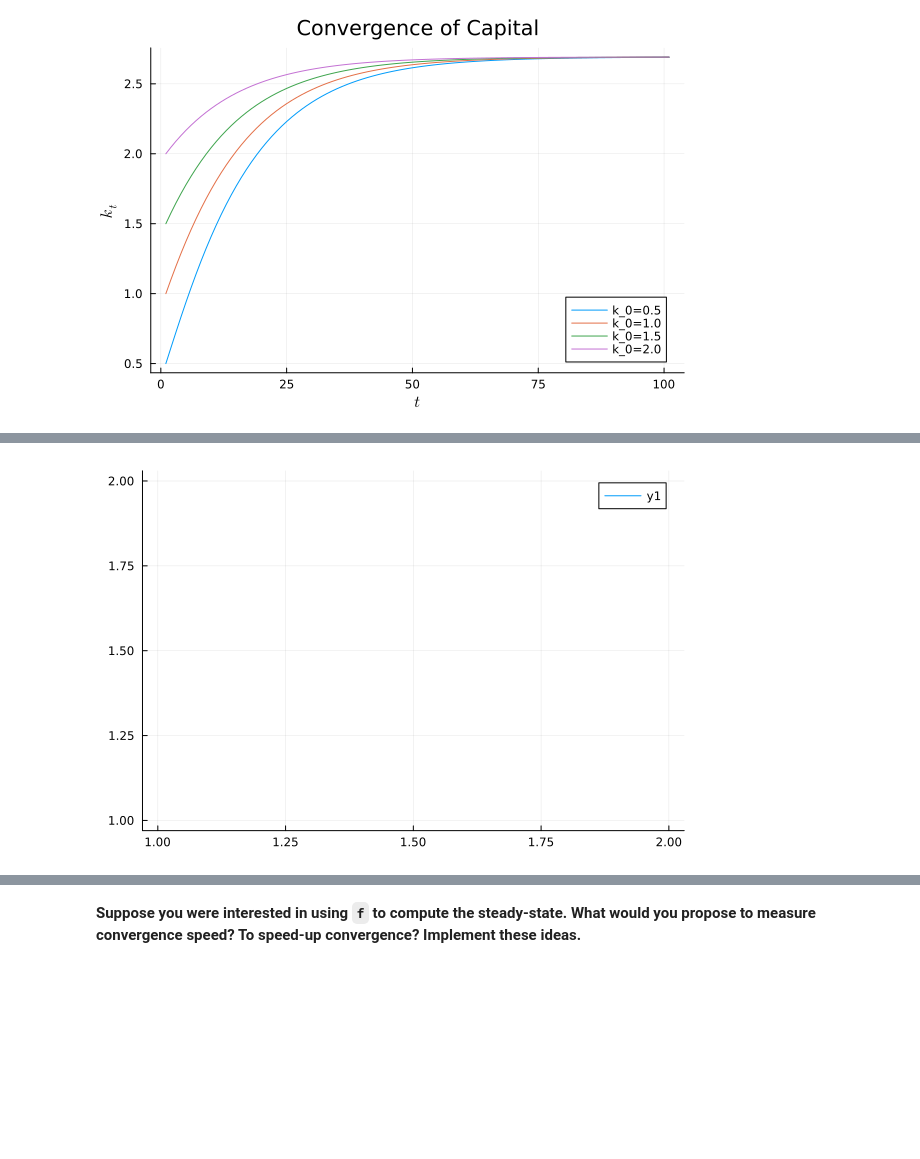
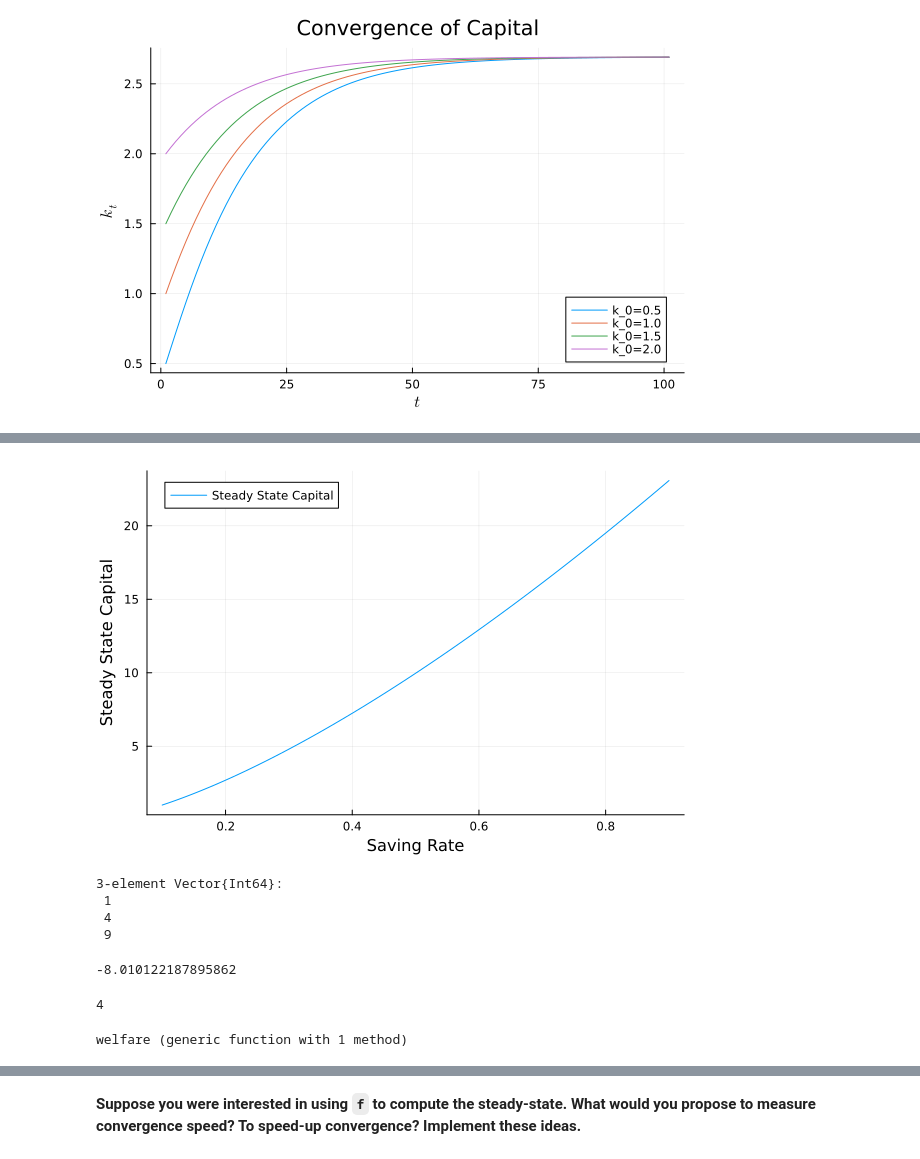
Before and after one commit to albop/econobits, a Jupyter notebook: scpo/corrections/solow_correction.ipynb, the cells around one changed output, grey strips where cells are left out. Cells and saved outputs as stored; diff of their text form; code cells hidden in the pictures; blank space fills up the shorter version.

```diff
--- a/scpo/corrections/solow_correction.ipynb
+++ b/scpo/corrections/solow_correction.ipynb
@@ -69,6 +69,7 @@ function f(k, model)
     y = k^α
     i = s*y
     K = k*(1-δ) + i
+    return K
 end
 # %% [output]
 f (generic function with 1 method)
@@ -243,0 +271,3 @@ plot!(sim_high; label="High Saving Rate")
+# %%
+saving_rates =  range(0.1, 0.9, 100)
+steady_states = [simulate(1.5, 1000, merge(model, (;s=s_)))[end] for s_ ∈ saving_rates]
@@ -244,4 +292,11 @@ plot!(sim_high; label="High Saving Rate")
 # %%
-plot([simulate(1.5, 1000, merge(model, (;s=s_)))[end] for s_ = range(0.1, 0.3)])
+plot(saving_rates, steady_states, label="Steady State Capital", xlabel="Saving Rate", ylabel="Steady State Capital")
 # %% [output]
-[figure, old version]
+[figure, new version]
+# %%
+[1,2,3] .* [1,2,3]
+# %% [output]
+3-element Vector{Int64}:
+ 1
+ 4
+ 9
@@ -247,0 +305,25 @@ plot([simulate(1.5, 1000, merge(model, (;s=s_)))[end] for s_ = range(0.1, 0.3)])
+# %%
+(;α, β, γ, s) = model
+ysim = sim .^ α
+csim = ysim*(1-s)
+usim = csim .^ (1-γ) ./ (1-γ)
+bsim = β.^(0:(length(sim)-1))
+sum(bsim .* usim)
+
+
+sum( [ β^t*(sim[t+1]^α*(1-s))^(1-γ)/ (1-γ) for t in 0:(length(sim)-1) ])
+# %% [output]
+-8.010122187895862
+# %%
+γ
+# %% [output]
+4
+# %%
+function welfare(sim, model)
+    (;α, β, γ, s) = model
+
+    # sim ocntains capital valuesa
+    sum( [ β^t*(sim[t+1]^α*(1-s))^(1-γ)/ (1-γ) for t in 0:(length(sim)-1) ])
+end
+# %% [output]
+welfare (generic function with 1 method)
```
Also changed, not shown: parts of 12 cells of this notebook, 15 other files.
